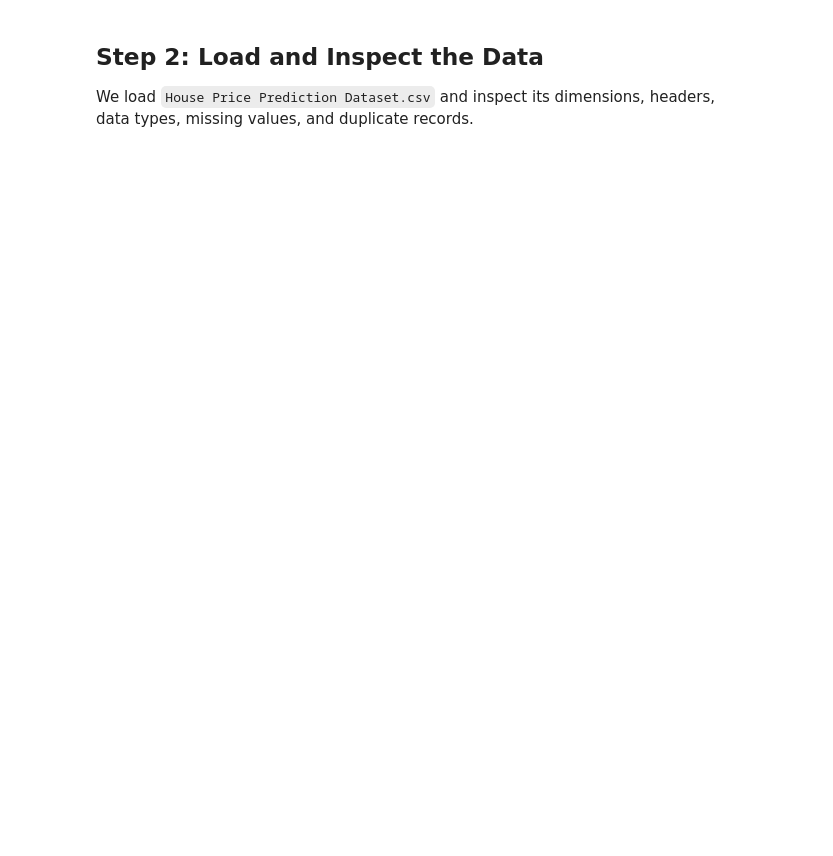
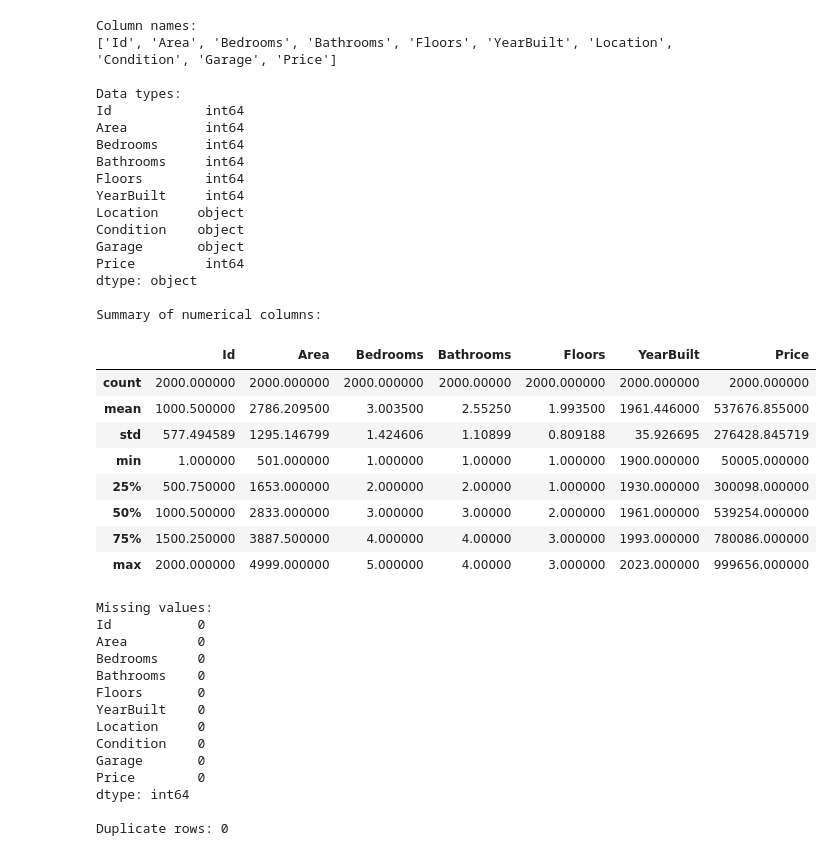
Before and after one commit to shravanibhandare9/CIE-2-activity-machine-learning, a Jupyter notebook: activity_no2/House-Price-Prediction.ipynb, the cells around one changed output. Saved outputs shown, nothing was run; the diff lists cells and outputs as text; code cells hidden in the pictures; blank space fills up the shorter version.

```diff
--- a/activity_no2/House-Price-Prediction.ipynb
+++ b/activity_no2/House-Price-Prediction.ipynb
@@ -24,3 +27,0 @@ print("✅ Libraries imported successfully.")
-# %% [markdown]
-## Step 2: Load and Inspect the Data
-We load `House Price Prediction Dataset.csv` and inspect its dimensions, headers, data types, missing values, and duplicate records.
@@ -38,14 +28,55 @@ display(house.tail())
 # %%
-print("Column Names:")
+print("Column names:")
 print(house.columns.tolist())
 
-print("\nData Types:")
-display(house.dtypes.to_frame("Data Type"))
+print("\nData types:")
+print(house.dtypes)
 
-print("\nSummary Statistics of Numerical Columns:")
-display(house.describe().T)
+print("\nSummary of numerical columns:")
+display(house.describe())
 
-print("\nMissing Values Count:")
+print("\nMissing values:")
 print(house.isnull().sum())
 
-print(f"\nExact Duplicate Records: {house.duplicated().sum()}")
+print("\nDuplicate rows:", house.duplicated().sum())
+# %% [output]
+Column names:
+['Id', 'Area', 'Bedrooms', 'Bathrooms', 'Floors', 'YearBuilt', 'Location', 'Condition', 'Garage', 'Price']
+
+Data types:
+Id            int64
+Area          int64
+Bedrooms      int64
+Bathrooms     int64
+Floors        int64
+YearBuilt     int64
+Location     object
+Condition    object
+Garage       object
+Price         int64
+dtype: object
+
+Summary of numerical columns:
+|  | Id | Area | Bedrooms | Bathrooms | Floors | YearBuilt | Price |
+| count | 2000.000000 | 2000.000000 | 2000.000000 | 2000.00000 | 2000.000000 | 2000.000000 | 2000.000000 |
+| mean | 1000.500000 | 2786.209500 | 3.003500 | 2.55250 | 1.993500 | 1961.446000 | 537676.855000 |
+| std | 577.494589 | 1295.146799 | 1.424606 | 1.10899 | 0.809188 | 35.926695 | 276428.845719 |
+| min | 1.000000 | 501.000000 | 1.000000 | 1.00000 | 1.000000 | 1900.000000 | 50005.000000 |
+| 25% | 500.750000 | 1653.000000 | 2.000000 | 2.00000 | 1.000000 | 1930.000000 | 300098.000000 |
+| 50% | 1000.500000 | 2833.000000 | 3.000000 | 3.00000 | 2.000000 | 1961.000000 | 539254.000000 |
+| 75% | 1500.250000 | 3887.500000 | 4.000000 | 4.00000 | 3.000000 | 1993.000000 | 780086.000000 |
+| max | 2000.000000 | 4999.000000 | 5.000000 | 4.00000 | 3.000000 | 2023.000000 | 999656.000000 |
+Missing values:
+Id           0
+Area         0
+Bedrooms     0
+Bathrooms    0
+Floors       0
+YearBuilt    0
+Location     0
+Condition    0
+Garage       0
+Price        0
+dtype: int64
+
+Duplicate rows: 0
```
Also changed, not shown: parts of 23 cells of this notebook.
